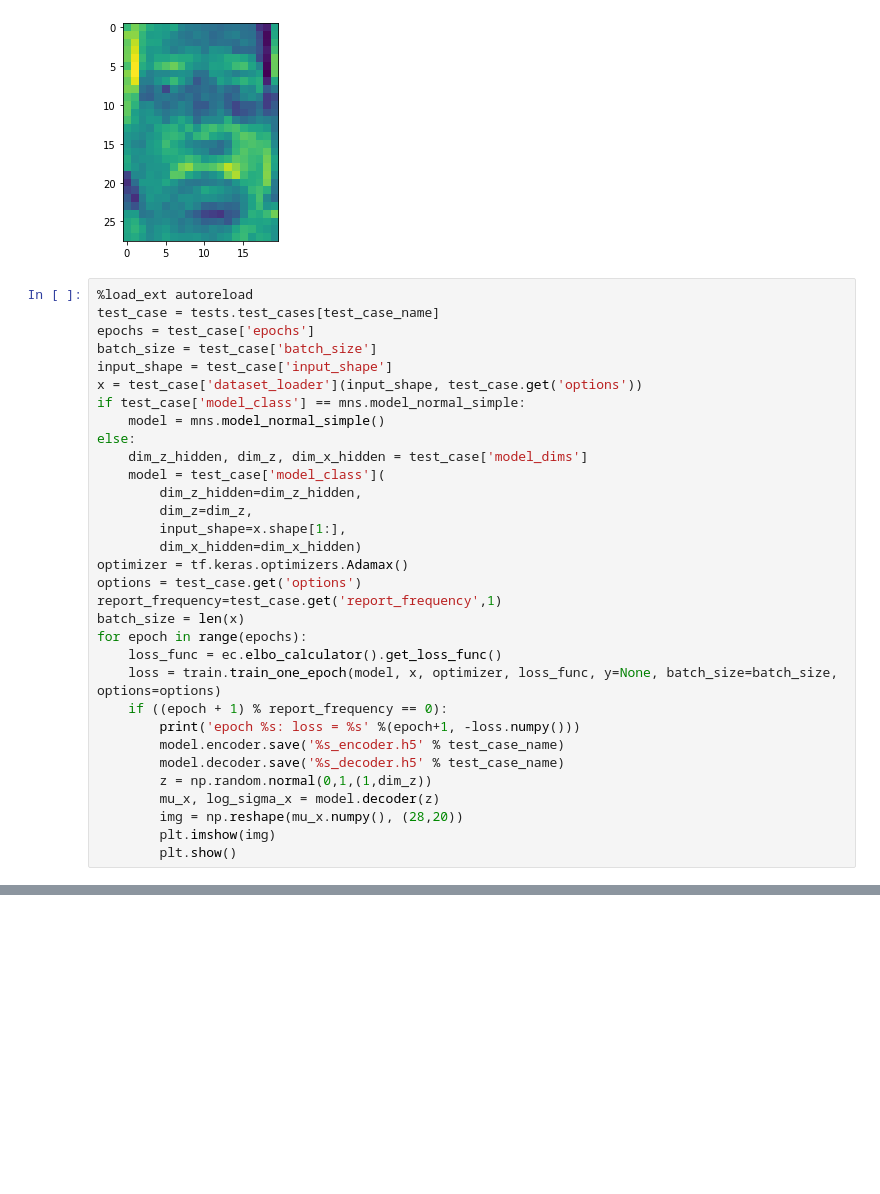
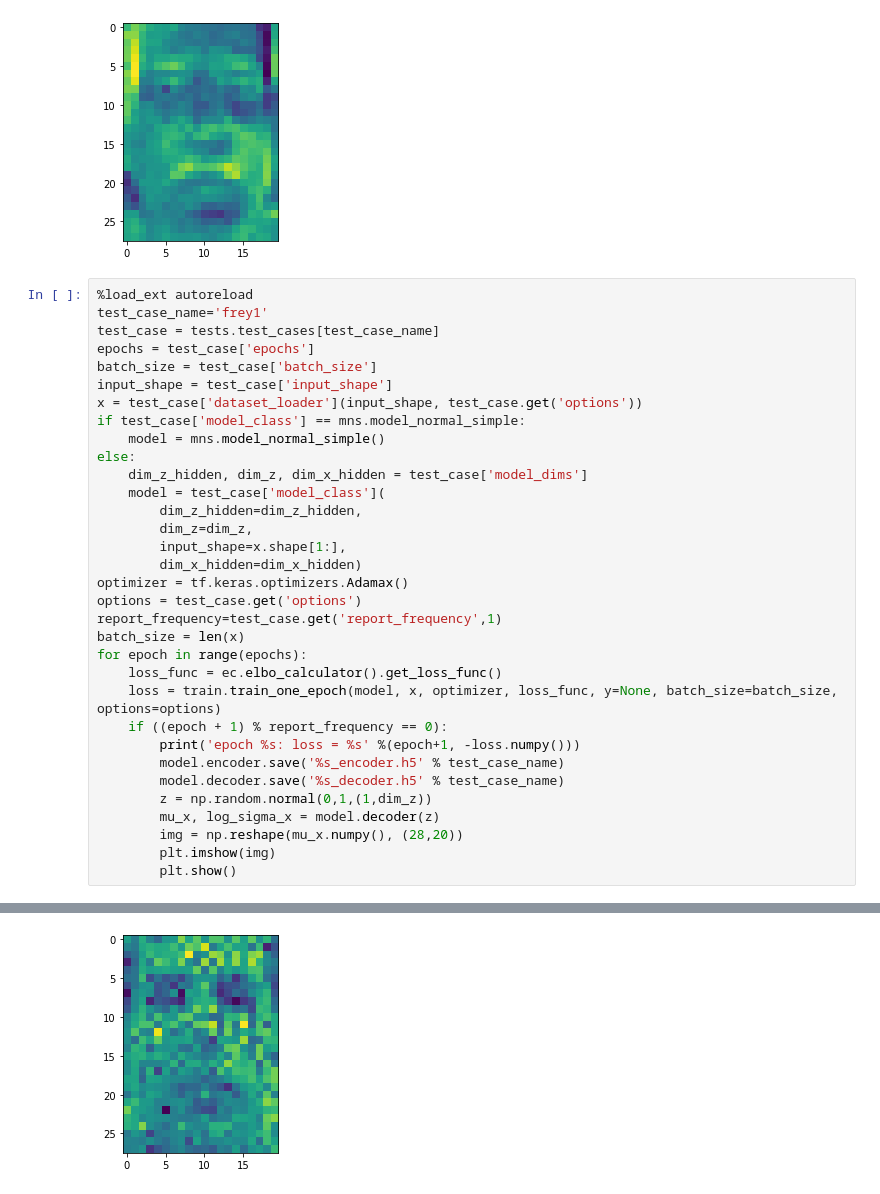
Before and after one commit to dungnguyen9801/impute-vae, a Jupyter notebook: test_frey.ipynb, the cells around one changed output, grey strips where cells are left out. Cells and saved outputs as stored; diff of their text form; blank space fills up the shorter version.

```diff
--- a/test_frey.ipynb
+++ b/test_frey.ipynb
@@ -138,6 +136,7 @@ plt.imshow(img)
 [figure]
 # %%
 %load_ext autoreload
+test_case_name='frey1'
 test_case = tests.test_cases[test_case_name]
 epochs = test_case['epochs']
 batch_size = test_case['batch_size']
@@ -178,0 +185 @@ To change all layers to have dtype float64 by default, call `tf.keras.backend.se
+[figure, added]
```
Also changed, not shown: parts of 2 cells of this notebook, 1 other file.
